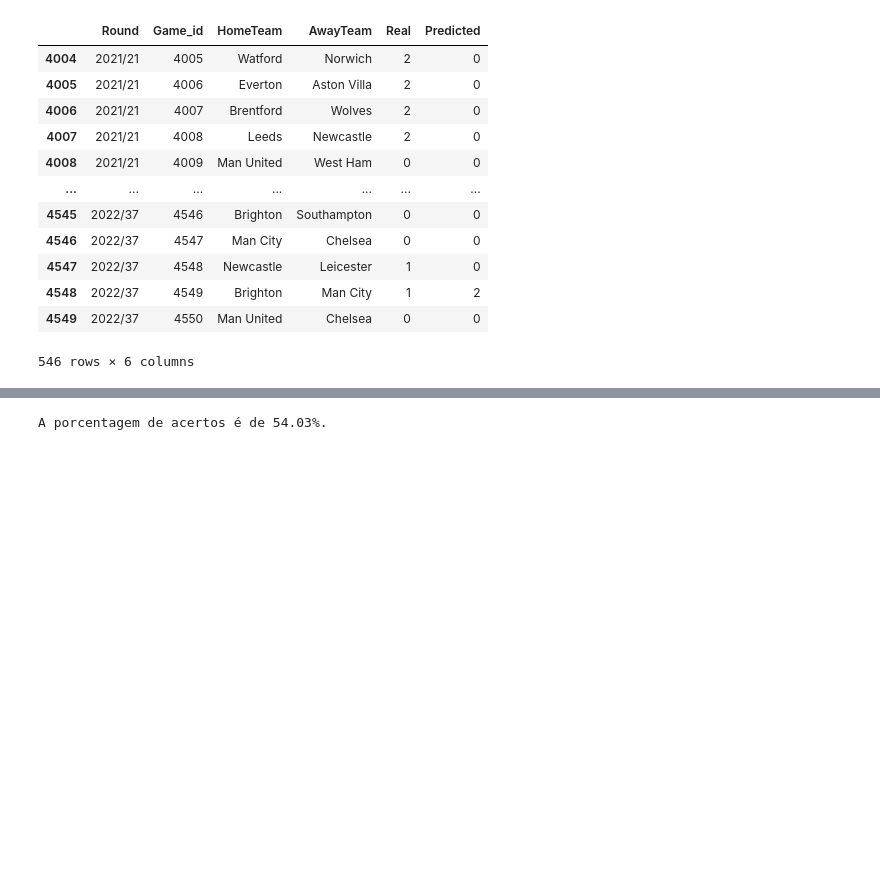
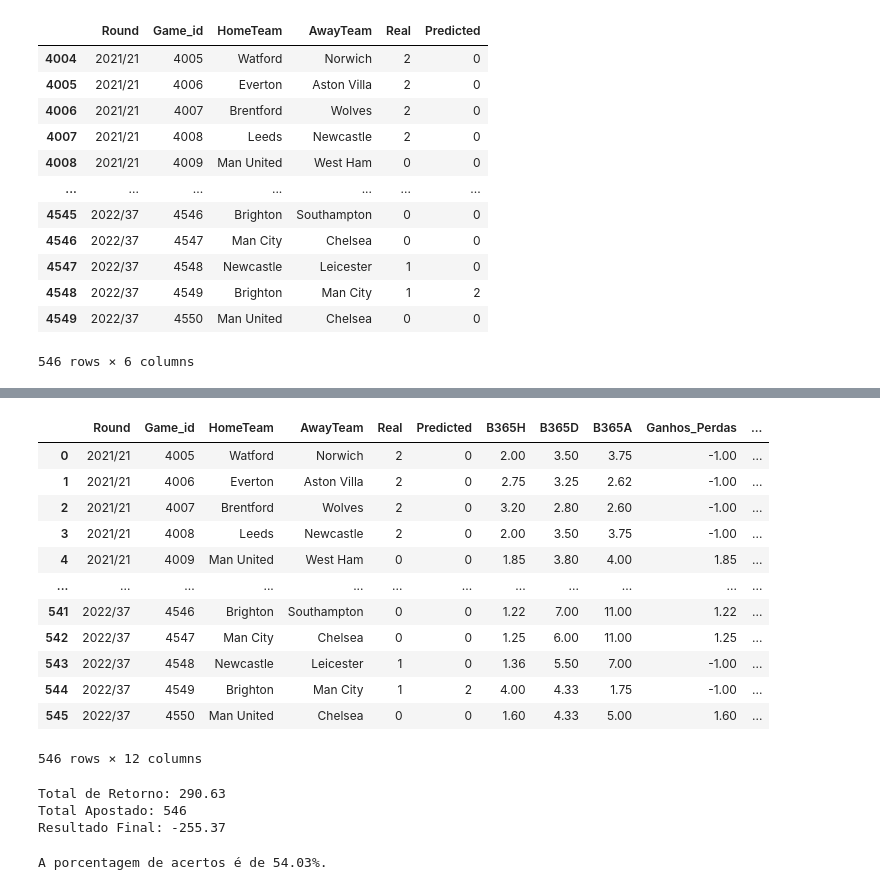
Before and after one commit to EdsonMenin/tcc, a Jupyter notebook: TCC.ipynb, the cells around one changed output, grey strips where cells are left out. Drawn from its saved outputs; the diff is of its cells as text; code cells hidden in the pictures; blank space fills up the shorter version.

```diff
--- a/TCC.ipynb
+++ b/TCC.ipynb
@@ -493,3 +482,11 @@ df.tail(1000)
 | 4548 | 2022/37 | 4549 | Brighton | Man City | 1 | 2 |
 | 4549 | 2022/37 | 4550 | Man United | Chelsea | 0 | 0 |
 546 rows × 6 columns
+# %%
+# Criar um DataFrame com as informações
+df_odds = pd.DataFrame({'Game_id': data['Game_id'], 'B365H': data['B365H'], 'B365D': data['B365D'], 'B365A': data['B365A']})
+
+# Mesclar os DataFrames usando o Game_id como identificador
+df_profit = pd.merge(df, df_odds, on='Game_id', how='left')
+
+df_profit
@@ -496,3 +507,38 @@ df.tail(1000)
+# %%
+# Calcular os ganhos e perdas
+df_profit['Ganhos_Perdas'] = df_profit.apply(lambda row: row['B365H'] if row['Real'] == 0 and row['Predicted'] == 0 else
+                                        (row['B365D'] if row['Real'] == 1 and row['Predicted'] == 1 else
+                                        (row['B365A'] if row['Real'] == 2 and row['Predicted'] == 2 else -1)), axis=1)
+df_profit['Valor_Apostado'] = 1
+df_profit['Retorno'] = df_profit['Ganhos_Perdas'] * df_profit['Valor_Apostado']
+
+df_profit
+# %% [output]
+|  | Round | Game_id | HomeTeam | AwayTeam | Real | Predicted | B365H | B365D | B365A | Ganhos_Perdas | ... |
+| 0 | 2021/21 | 4005 | Watford | Norwich | 2 | 0 | 2.00 | 3.50 | 3.75 | -1.00 | ... |
+| 1 | 2021/21 | 4006 | Everton | Aston Villa | 2 | 0 | 2.75 | 3.25 | 2.62 | -1.00 | ... |
+| 2 | 2021/21 | 4007 | Brentford | Wolves | 2 | 0 | 3.20 | 2.80 | 2.60 | -1.00 | ... |
+| 3 | 2021/21 | 4008 | Leeds | Newcastle | 2 | 0 | 2.00 | 3.50 | 3.75 | -1.00 | ... |
+| 4 | 2021/21 | 4009 | Man United | West Ham | 0 | 0 | 1.85 | 3.80 | 4.00 | 1.85 | ... |
+| ... | ... | ... | ... | ... | ... | ... | ... | ... | ... | ... | ... |
+| 541 | 2022/37 | 4546 | Brighton | Southampton | 0 | 0 | 1.22 | 7.00 | 11.00 | 1.22 | ... |
+| 542 | 2022/37 | 4547 | Man City | Chelsea | 0 | 0 | 1.25 | 6.00 | 11.00 | 1.25 | ... |
+| 543 | 2022/37 | 4548 | Newcastle | Leicester | 1 | 0 | 1.36 | 5.50 | 7.00 | -1.00 | ... |
+| 544 | 2022/37 | 4549 | Brighton | Man City | 1 | 2 | 4.00 | 4.33 | 1.75 | -1.00 | ... |
+| 545 | 2022/37 | 4550 | Man United | Chelsea | 0 | 0 | 1.60 | 4.33 | 5.00 | 1.60 | ... |
+546 rows × 12 columns
+# %%
+# Somar a coluna "Retorno"
+total_retorno = df_profit['Retorno'].sum()
+total_apostado = df_profit['Valor_Apostado'].sum()
+
+print('Total de Retorno:', total_retorno)
+print('Total Apostado:', total_apostado)
+print('Resultado Final:', total_retorno - total_apostado)
+# %% [output]
+Total de Retorno: 290.63
+Total Apostado: 546
+Resultado Final: -255.37
 # %%
 # Adicionar coluna 'Match'
 df['Match'] = df['Real'] == df['Predicted']
```
Also changed, not shown: parts of 16 cells of this notebook.
